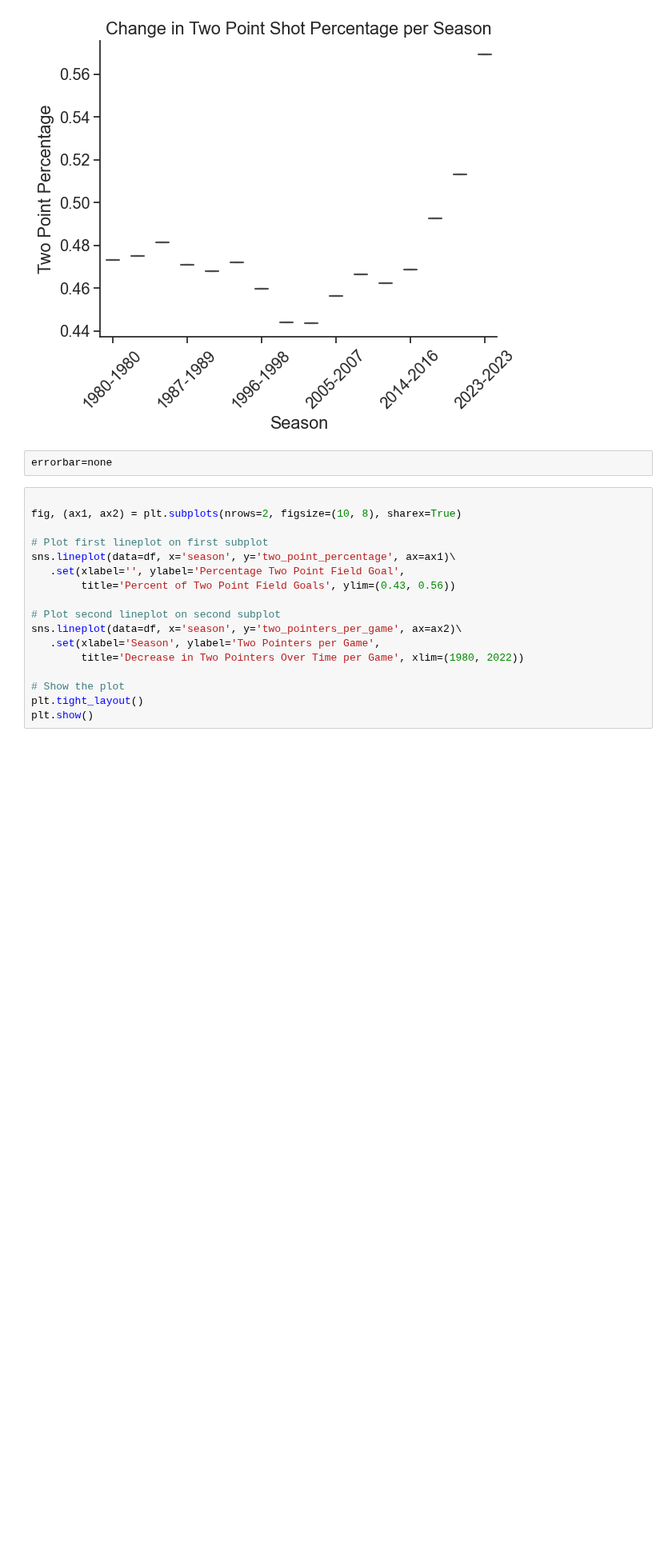
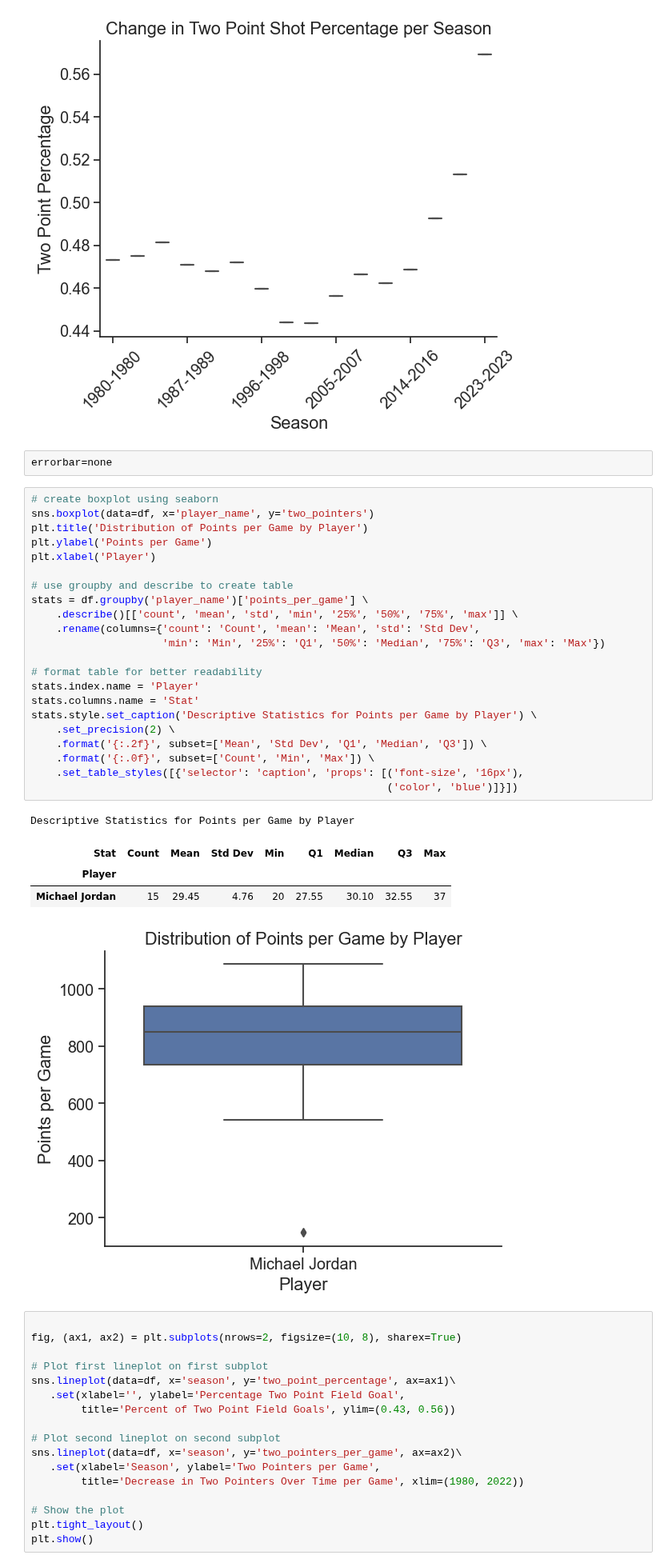
Before and after one commit to ubco-W2022T2-data301/project-group-group-23, a Jupyter notebook: analysis/analysis3.ipynb, the cells around one changed output. Shown at 80% size. Drawn from its saved outputs; the diff is of its cells as text; blank space fills up the shorter version.

```diff
--- a/analysis/analysis3.ipynb
+++ b/analysis/analysis3.ipynb
@@ -63,6 +76,34 @@ graph2.set(title="Change in Two Point Shot Percentage per Season",
 [figure]
 # %%
 errorbar=none
+# %%
+# create boxplot using seaborn
+sns.boxplot(data=df, x='player_name', y='two_pointers')
+plt.title('Distribution of Points per Game by Player')
+plt.ylabel('Points per Game')
+plt.xlabel('Player')
+
+# use groupby and describe to create table
+stats = df.groupby('player_name')['points_per_game'] \
+    .describe()[['count', 'mean', 'std', 'min', '25%', '50%', '75%', 'max']] \
+    .rename(columns={'count': 'Count', 'mean': 'Mean', 'std': 'Std Dev',
+                     'min': 'Min', '25%': 'Q1', '50%': 'Median', '75%': 'Q3', 'max': 'Max'})
+
+# format table for better readability
+stats.index.name = 'Player'
+stats.columns.name = 'Stat'
+stats.style.set_caption('Descriptive Statistics for Points per Game by Player') \
+    .set_precision(2) \
+    .format('{:.2f}', subset=['Mean', 'Std Dev', 'Q1', 'Median', 'Q3']) \
+    .format('{:.0f}', subset=['Count', 'Min', 'Max']) \
+    .set_table_styles([{'selector': 'caption', 'props': [('font-size', '16px'),
+                                                         ('color', 'blue')]}])
+# %% [output]
+Descriptive Statistics for Points per Game by Player
+| Stat | Count | Mean | Std Dev | Min | Q1 | Median | Q3 | Max |
+| Player |  |  |  |  |  |  |  |  |
+| Michael Jordan | 15 | 29.45 | 4.76 | 20 | 27.55 | 30.10 | 32.55 | 37 |
+[figure, added]
 # %%
 
 fig, (ax1, ax2) = plt.subplots(nrows=2, figsize=(10, 8), sharex=True)
```
Also changed, not shown: parts of 3 cells of this notebook, 1 other file.
